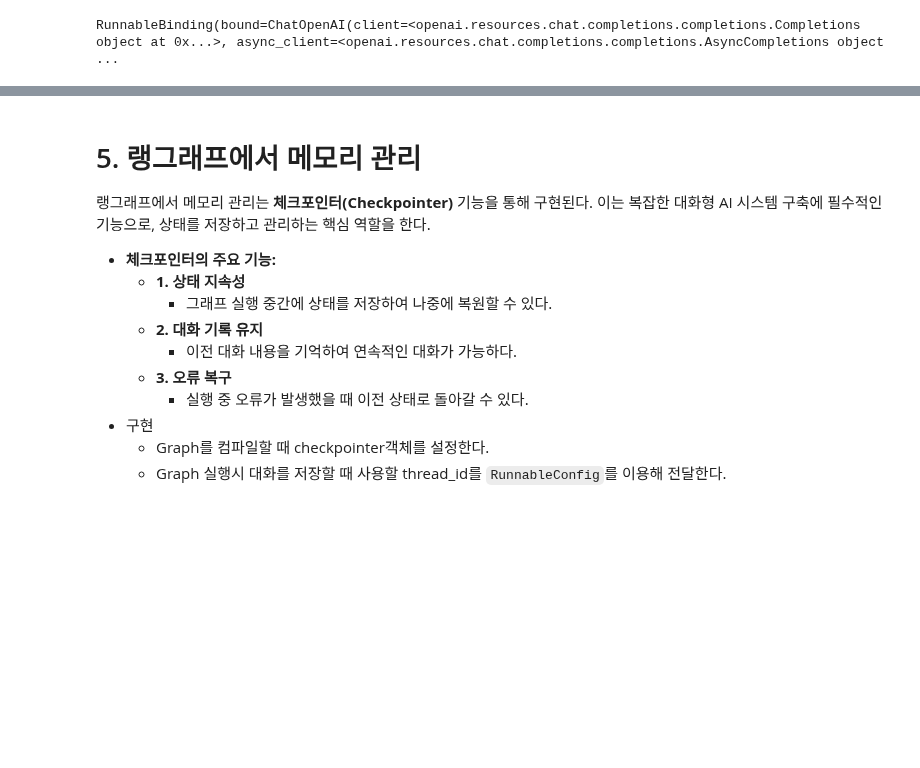
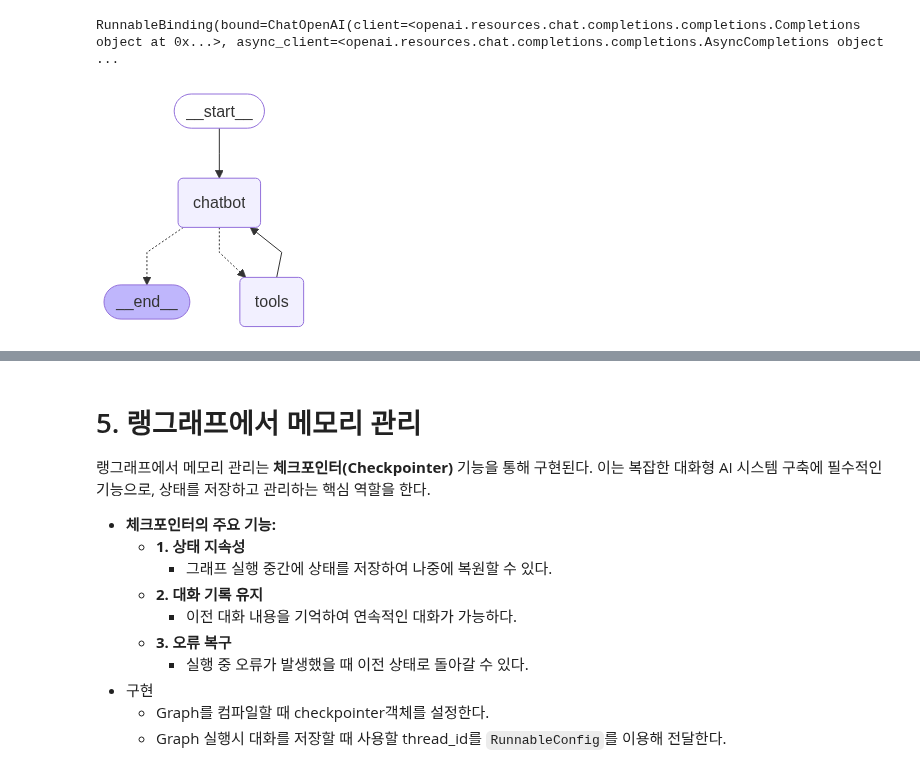
Before and after one commit to kgmyhGit/SKN13, a Jupyter notebook: 13_Langchain/13_langgraph.ipynb, the cells around one changed output, grey strips where cells are left out. Drawn from its saved outputs; the diff is of its cells as text; code cells hidden in the pictures; blank space fills up the shorter version.

```diff
--- a/13_Langchain/13_langgraph.ipynb
+++ b/13_Langchain/13_langgraph.ipynb
@@ -332,3 +332,20 @@ class CustomToolNode:
             outputs.append(tool_message)
 
         return {"messages": outputs}
+
+tool_node = CustomToolNode(tools)
+
+#####################
+#  조건부 엣지 함수
+# 조건에 따라 실행할 다음노드의 이름/식별자를 반환.
+
+def custom_tools_condition(state:State):
+    if messages := state.get("messages", []):
+        ai_message = messages[-1]
+    else:
+        raise Exception("State에 message가 없습니다.")
+    if hasattr(ai_message, "tool_calls") and len(ai_message.tool_calls) > 0:
+        #AIMessage -> tool_calls가 있고, tool_calls에 한개 이상의 tool_call 값이 있다면
+        return "tools"  # 다음 노드의 이름 반환.
+    else:
+        return END # "__end__"
@@ -334,0 +360,19 @@ class CustomToolNode:
+# %%
+# Graph 정의
+workflow = StateGraph(State)
+
+#노드들 추가.
+workflow.add_node("chatbot", chatbot)
+workflow.add_node("tools", tool_node)
+
+# 노드 연결 --> 엣지
+workflow.add_edge(START, "chatbot")
+workflow.add_conditional_edges("chatbot",
+                               custom_tools_condition,
+                               {"tools":"tools", END:END})
+workflow.add_edge("tools", "chatbot")
+graph = workflow.compile()
+# %%
+Image(graph.get_graph().draw_mermaid_png())
+# %% [output]
+[figure, added]
```
Also changed, not shown: parts of 3 cells of this notebook.
